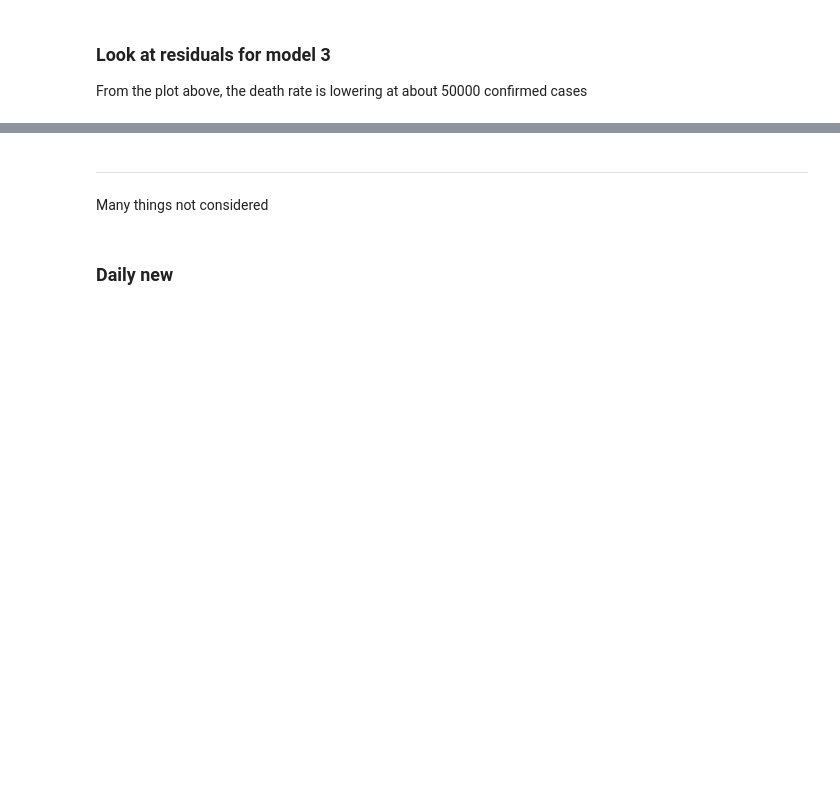
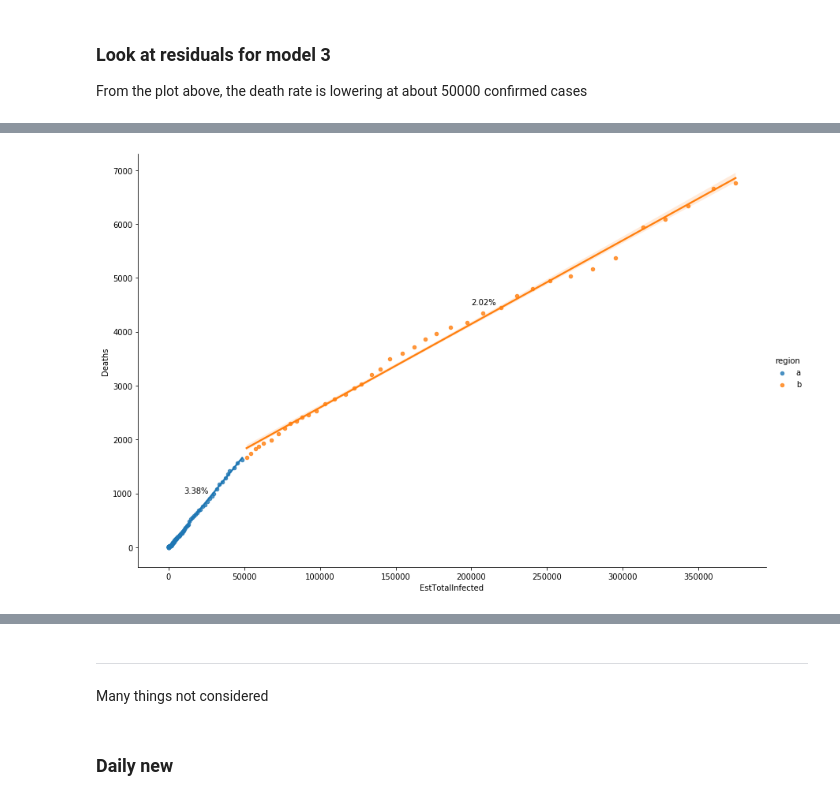
Before and after one commit to ArmandBester/SARS-COV2-in-SA, a Jupyter notebook: SA_cov_dr.ipynb, the cells around one changed output, grey strips where cells are left out. Drawn from its saved outputs; the diff is of its cells as text; code cells hidden in the pictures; blank space fills up the shorter version.

```diff
--- a/SA_cov_dr.ipynb
+++ b/SA_cov_dr.ipynb
@@ -297,0 +298,2 @@ plt.title('Model residuals vs Est. total infected');
+# %%
+adjSA['region'] = adjSA['EstTotalInfected'].apply(lambda x: 'a' if x <= 50000 else 'b')
@@ -297,0 +306,9 @@ plt.title('Model residuals vs Est. total infected');
+# %%
+sns.lmplot(x="EstTotalInfected", y="Deaths",
+           hue="region", data=adjSA, height=8,aspect=1.5,
+          scatter_kws={"s": 20})
+plt.text(10000, 1000, f'{np.round(m_a.params[0], 4)*100}%')
+plt.text(200000, 4500, f'{np.round(m_b.params[0], 4)*100}%')
+plt.show()
+# %% [output]
+[figure, added]
```
Also changed, not shown: parts of 12 cells of this notebook, 8 other files.
